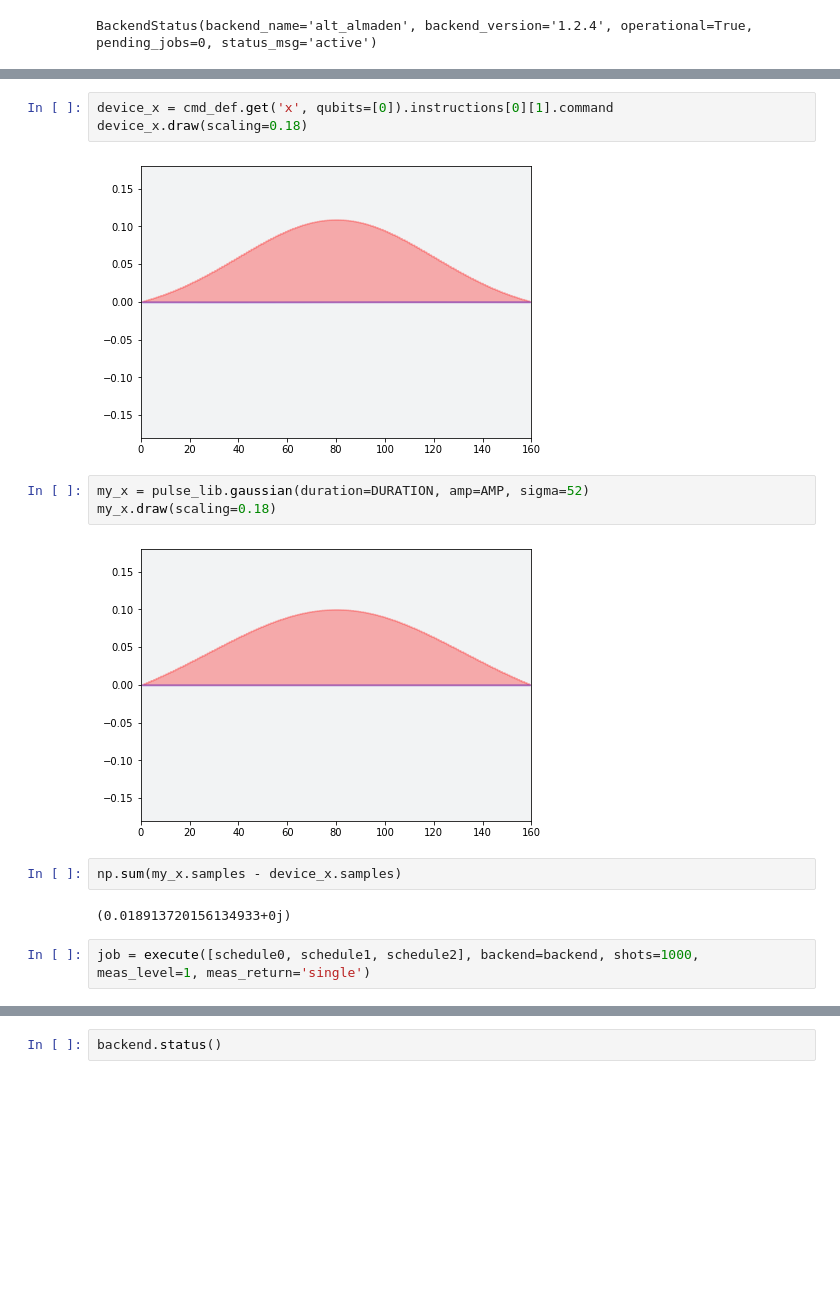
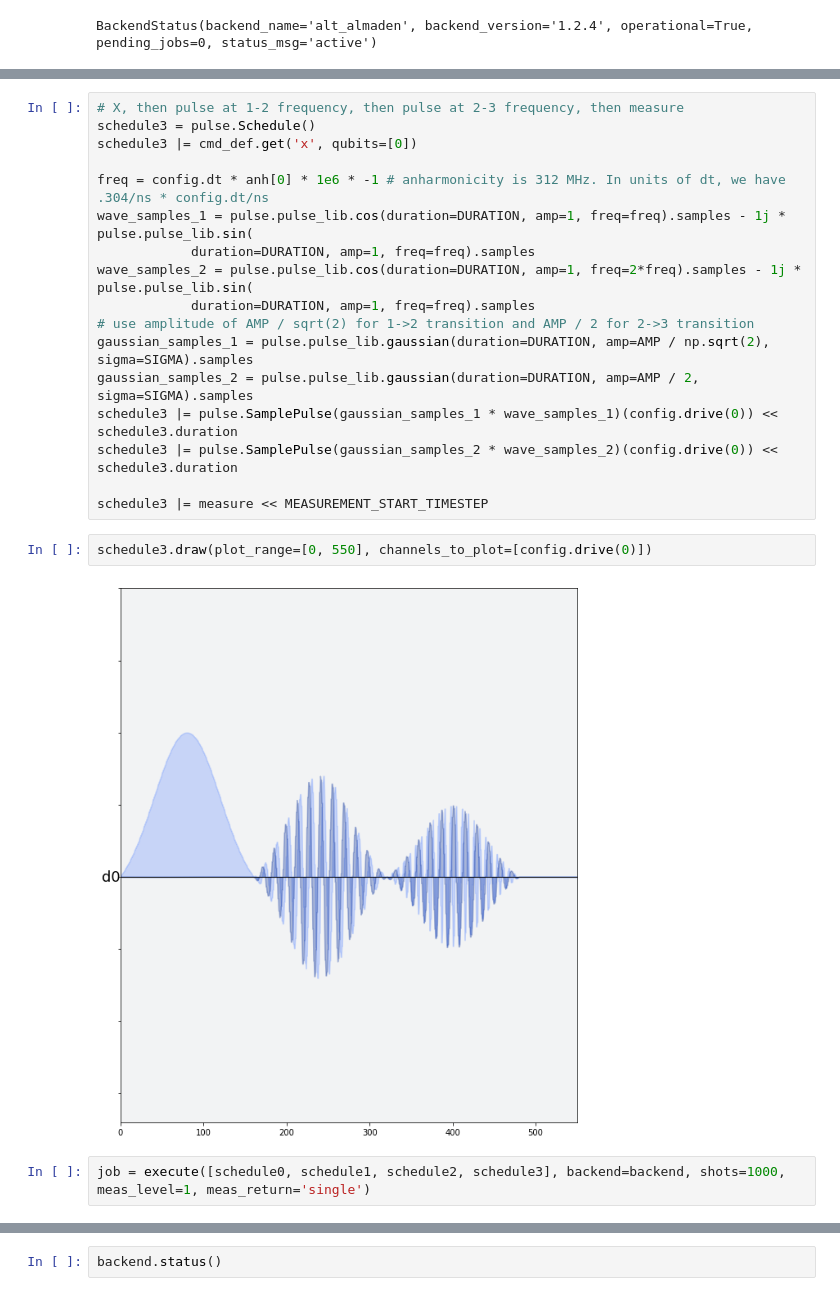
Before and after one commit to singular-value/optimizations_via_openpulse, a Jupyter notebook: Almaden Qutrit Rabi.ipynb, the cells around one changed output, grey strips where cells are left out. Cells and saved outputs as stored; diff of their text form; blank space fills up the shorter version.

```diff
--- a/Almaden Qutrit Rabi.ipynb
+++ b/Almaden Qutrit Rabi.ipynb
@@ -84,19 +82,26 @@ schedule2.draw(plot_range=[0, 500], channels_to_plot=[config.drive(0)])
-# %%
-device_x = cmd_def.get('x', qubits=[0]).instructions[0][1].command
-device_x.draw(scaling=0.18)
-# %% [output]
-[figure, removed]
-# %%
-my_x = pulse_lib.gaussian(duration=DURATION, amp=AMP, sigma=52)
-my_x.draw(scaling=0.18)
-# %% [output]
-[figure, removed]
-# %%
-np.sum(my_x.samples - device_x.samples)
-# %% [output]
-(0.018913720156134933+0j)
+# %%
+# X, then pulse at 1-2 frequency, then pulse at 2-3 frequency, then measure
+schedule3 = pulse.Schedule()
+schedule3 |= cmd_def.get('x', qubits=[0])
+
+freq = config.dt * anh[0] * 1e6 * -1 # anharmonicity is 312 MHz. In units of dt, we have .304/ns * config.dt/ns
+wave_samples_1 = pulse.pulse_lib.cos(duration=DURATION, amp=1, freq=freq).samples - 1j * pulse.pulse_lib.sin(
+            duration=DURATION, amp=1, freq=freq).samples
+wave_samples_2 = pulse.pulse_lib.cos(duration=DURATION, amp=1, freq=2*freq).samples - 1j * pulse.pulse_lib.sin(
+            duration=DURATION, amp=1, freq=freq).samples
+# use amplitude of AMP / sqrt(2) for 1->2 transition and AMP / 2 for 2->3 transition
+gaussian_samples_1 = pulse.pulse_lib.gaussian(duration=DURATION, amp=AMP / np.sqrt(2), sigma=SIGMA).samples
+gaussian_samples_2 = pulse.pulse_lib.gaussian(duration=DURATION, amp=AMP / 2, sigma=SIGMA).samples
+schedule3 |= pulse.SamplePulse(gaussian_samples_1 * wave_samples_1)(config.drive(0)) << schedule3.duration
+schedule3 |= pulse.SamplePulse(gaussian_samples_2 * wave_samples_2)(config.drive(0)) << schedule3.duration
+
+schedule3 |= measure << MEASUREMENT_START_TIMESTEP
+# %%
+schedule3.draw(plot_range=[0, 550], channels_to_plot=[config.drive(0)])
+# %% [output]
+[figure, added]
 # %%
-job = execute([schedule0, schedule1, schedule2], backend=backend, shots=1000, meas_level=1, meas_return='single')
+job = execute([schedule0, schedule1, schedule2, schedule3], backend=backend, shots=1000, meas_level=1, meas_return='single')
 # %%
 job.status()
 # %% [output]
```
Also changed, not shown: parts of 7 cells of this notebook, 2 other files.
